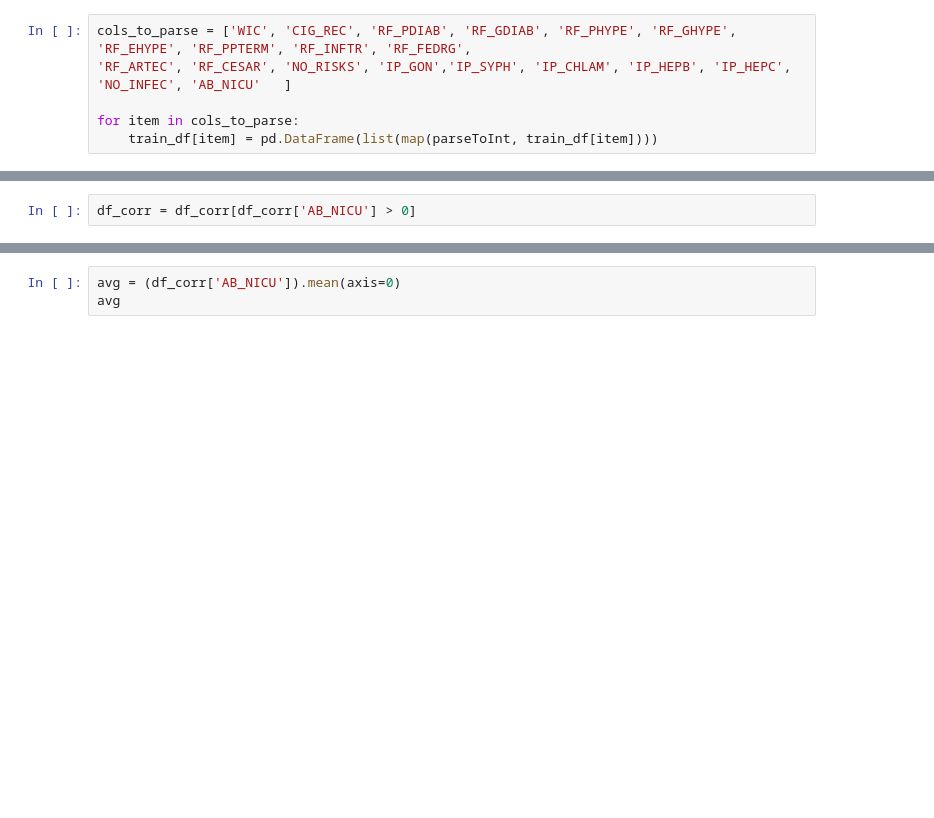
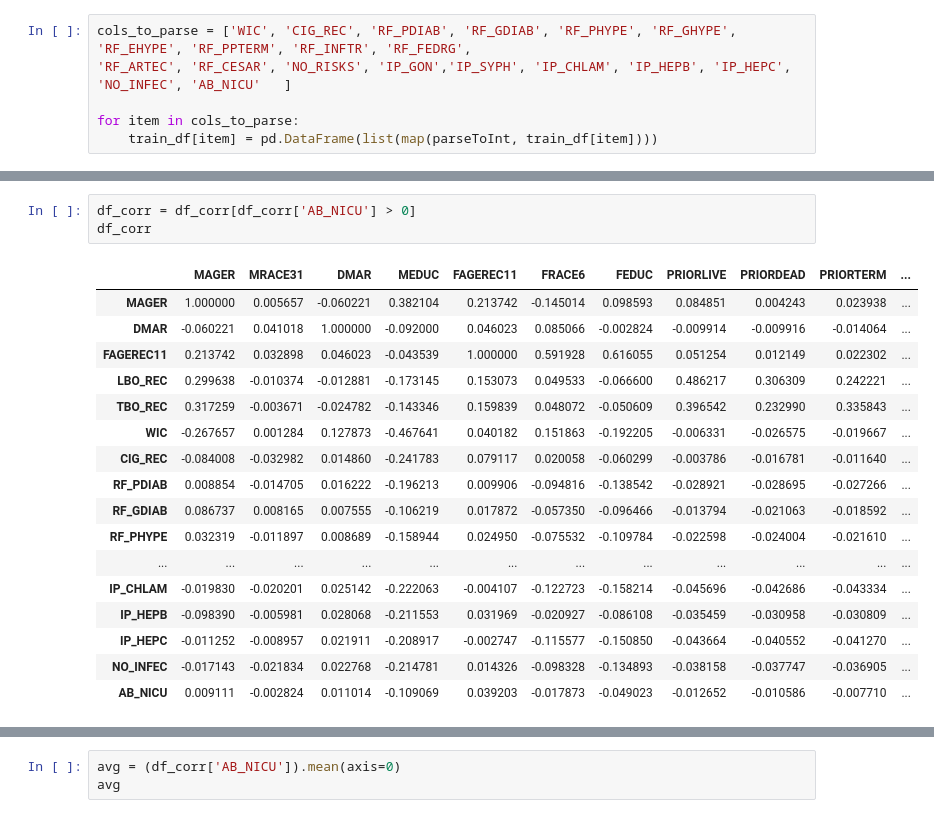
Before and after one commit to alickr/cdcnatality, a Jupyter notebook: analysis/categorical_feature_analysis.ipynb, the cells around one changed output, grey strips where cells are left out. Saved outputs shown, nothing was run; the diff lists cells and outputs as text; blank space fills up the shorter version.

```diff
--- a/analysis/categorical_feature_analysis.ipynb
+++ b/analysis/categorical_feature_analysis.ipynb
@@ -106,3 +101,22 @@ df_corr
 | AB_NICU | 0.009111 | -0.002824 | 0.011014 | -0.109069 | 0.039203 | -0.017873 | -0.049023 | -0.012652 | -0.010586 | -0.007710 | ... |
 # %%
 df_corr = df_corr[df_corr['AB_NICU'] > 0]
+df_corr
+# %% [output]
+|  | MAGER | MRACE31 | DMAR | MEDUC | FAGEREC11 | FRACE6 | FEDUC | PRIORLIVE | PRIORDEAD | PRIORTERM | ... |
+| MAGER | 1.000000 | 0.005657 | -0.060221 | 0.382104 | 0.213742 | -0.145014 | 0.098593 | 0.084851 | 0.004243 | 0.023938 | ... |
+| DMAR | -0.060221 | 0.041018 | 1.000000 | -0.092000 | 0.046023 | 0.085066 | -0.002824 | -0.009914 | -0.009916 | -0.014064 | ... |
+| FAGEREC11 | 0.213742 | 0.032898 | 0.046023 | -0.043539 | 1.000000 | 0.591928 | 0.616055 | 0.051254 | 0.012149 | 0.022302 | ... |
+| LBO_REC | 0.299638 | -0.010374 | -0.012881 | -0.173145 | 0.153073 | 0.049533 | -0.066600 | 0.486217 | 0.306309 | 0.242221 | ... |
+| TBO_REC | 0.317259 | -0.003671 | -0.024782 | -0.143346 | 0.159839 | 0.048072 | -0.050609 | 0.396542 | 0.232990 | 0.335843 | ... |
+| WIC | -0.267657 | 0.001284 | 0.127873 | -0.467641 | 0.040182 | 0.151863 | -0.192205 | -0.006331 | -0.026575 | -0.019667 | ... |
+| CIG_REC | -0.084008 | -0.032982 | 0.014860 | -0.241783 | 0.079117 | 0.020058 | -0.060299 | -0.003786 | -0.016781 | -0.011640 | ... |
+| RF_PDIAB | 0.008854 | -0.014705 | 0.016222 | -0.196213 | 0.009906 | -0.094816 | -0.138542 | -0.028921 | -0.028695 | -0.027266 | ... |
+| RF_GDIAB | 0.086737 | 0.008165 | 0.007555 | -0.106219 | 0.017872 | -0.057350 | -0.096466 | -0.013794 | -0.021063 | -0.018592 | ... |
+| RF_PHYPE | 0.032319 | -0.011897 | 0.008689 | -0.158944 | 0.024950 | -0.075532 | -0.109784 | -0.022598 | -0.024004 | -0.021610 | ... |
+| ... | ... | ... | ... | ... | ... | ... | ... | ... | ... | ... | ... |
+| IP_CHLAM | -0.019830 | -0.020201 | 0.025142 | -0.222063 | -0.004107 | -0.122723 | -0.158214 | -0.045696 | -0.042686 | -0.043334 | ... |
+| IP_HEPB | -0.098390 | -0.005981 | 0.028068 | -0.211553 | 0.031969 | -0.020927 | -0.086108 | -0.035459 | -0.030958 | -0.030809 | ... |
+| IP_HEPC | -0.011252 | -0.008957 | 0.021911 | -0.208917 | -0.002747 | -0.115577 | -0.150850 | -0.043664 | -0.040552 | -0.041270 | ... |
+| NO_INFEC | -0.017143 | -0.021834 | 0.022768 | -0.214781 | 0.014326 | -0.098328 | -0.134893 | -0.038158 | -0.037747 | -0.036905 | ... |
+| AB_NICU | 0.009111 | -0.002824 | 0.011014 | -0.109069 | 0.039203 | -0.017873 | -0.049023 | -0.012652 | -0.010586 | -0.007710 | ... |
```
Also changed, not shown: parts of 12 cells of this notebook.
